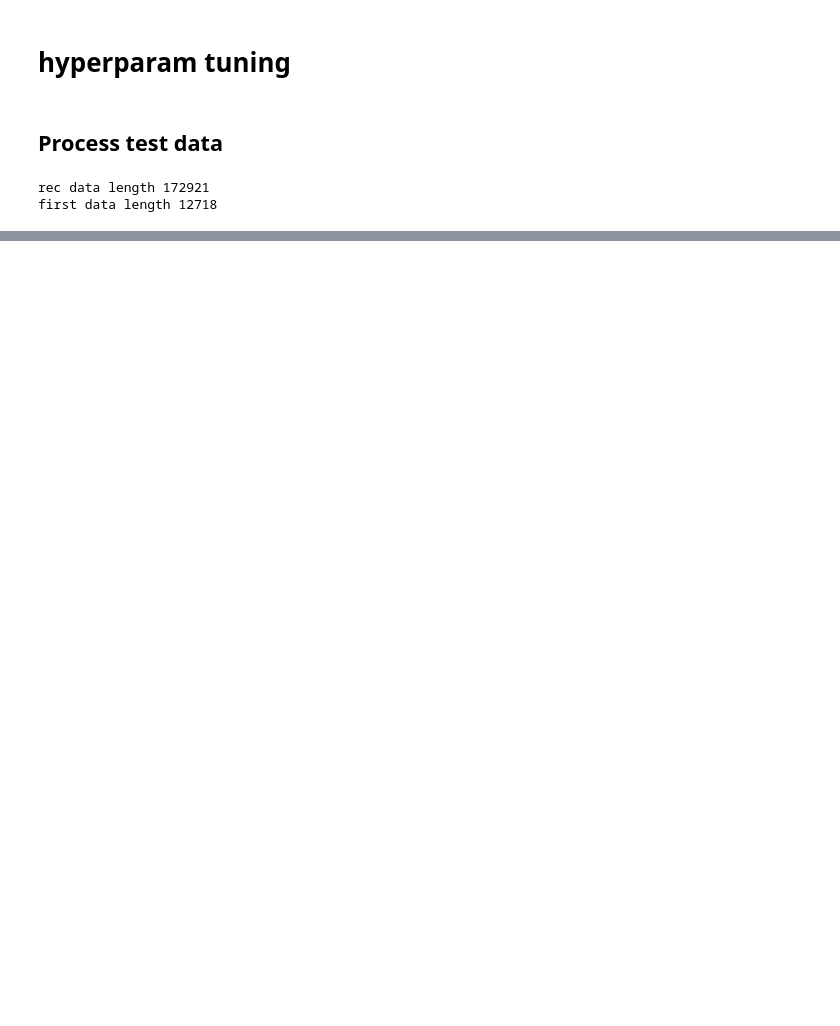
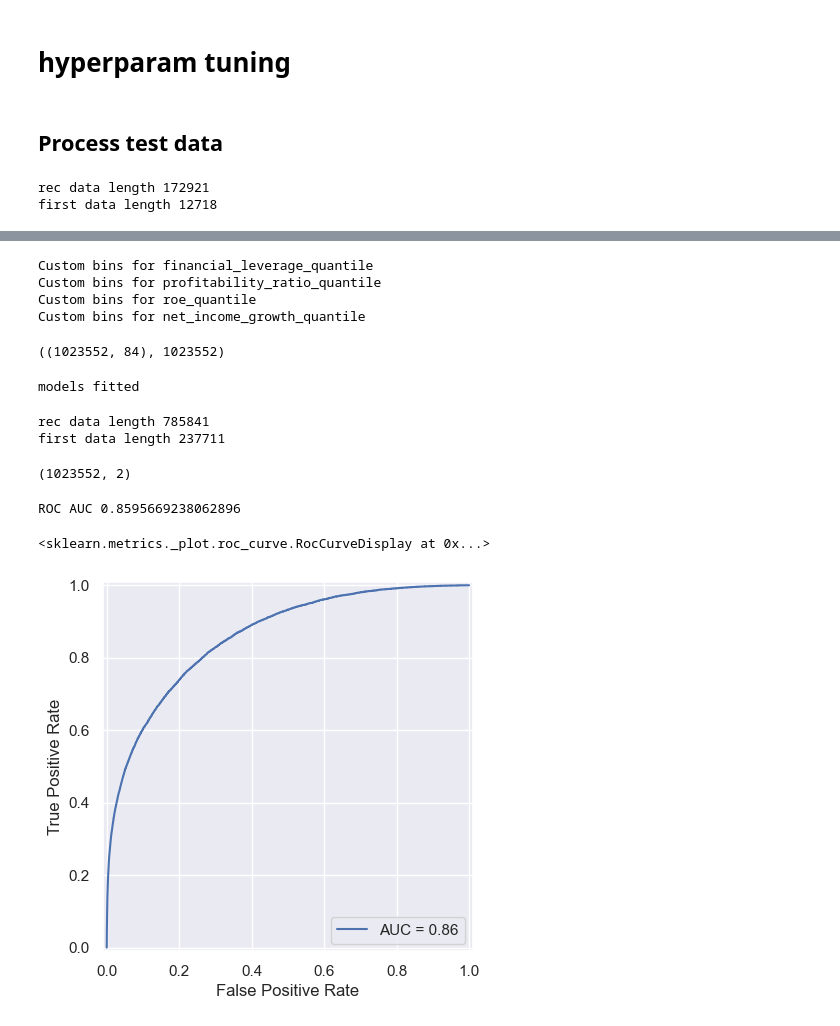
Before and after one commit to Juanroalvarado/ml-finance-credit-default, a Jupyter notebook: final_harness/train_final_model.ipynb, the cells around one changed output, grey strips where cells are left out. Cells and saved outputs as stored; diff of their text form; code cells hidden in the pictures; blank space fills up the shorter version.

```diff
--- a/final_harness/train_final_model.ipynb
+++ b/final_harness/train_final_model.ipynb
@@ -470,3 +448,44 @@ ROC AUC 0.8666052142535062
+# %%
+complete_data , preproc_params = pre_process(train,
+                                           custom_bins=custom_bins,
+                                           preproc_params = preproc_params,
+                                           quantiles = 50,
+                                           days_until_statement = 150)
+# %% [output]
+Custom bins for financial_leverage_quantile
+Custom bins for profitability_ratio_quantile
+Custom bins for roe_quantile
+Custom bins for net_income_growth_quantile
+# %%
+complete_data.shape, len(train_df)+len(test_df)
+# %% [output]
+((1023552, 84), 1023552)
+# %%
+model.train(complete_data)
+# %% [output]
+models fitted
+# %%
+comp_predictions = model.predict(complete_data)
+# %% [output]
+rec data length 785841
+first data length 237711
+# %%
+comp_results = complete_data[['default']].copy()
+comp_results['predictions'] = comp_predictions.values
+# %%
+comp_results.shape
+# %% [output]
+(1023552, 2)
+# %%
+fpr, tpr, thresholds = metrics.roc_curve(comp_results['default'], comp_results['predictions'])
+roc_auc = metrics.auc(fpr, tpr)
+roc_display = metrics.RocCurveDisplay(fpr=fpr, tpr=tpr, roc_auc=roc_auc)
+print(f'ROC AUC {roc_auc}')
+roc_display.plot()
+# %% [output]
+ROC AUC 0.8595669238062896
+<sklearn.metrics._plot.roc_curve.RocCurveDisplay at 0x...>
+[figure, added]
 # %%
 growth_features = [
     'id',
```
Also changed, not shown: parts of 29 cells of this notebook, 26 other files.
